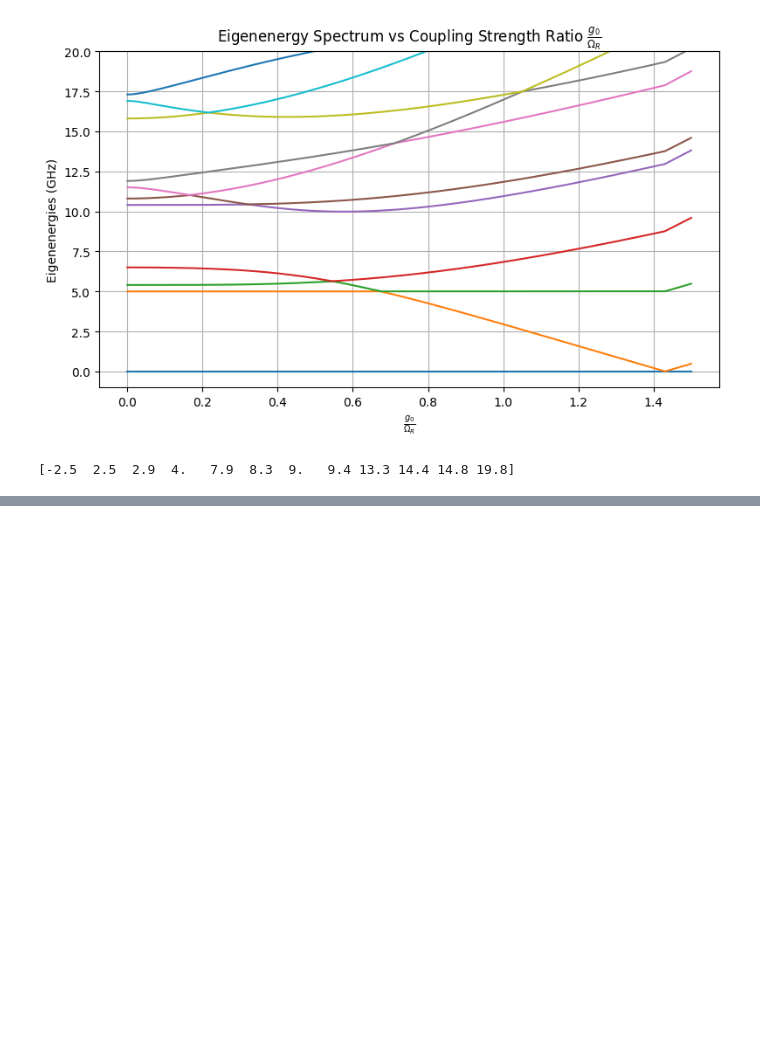
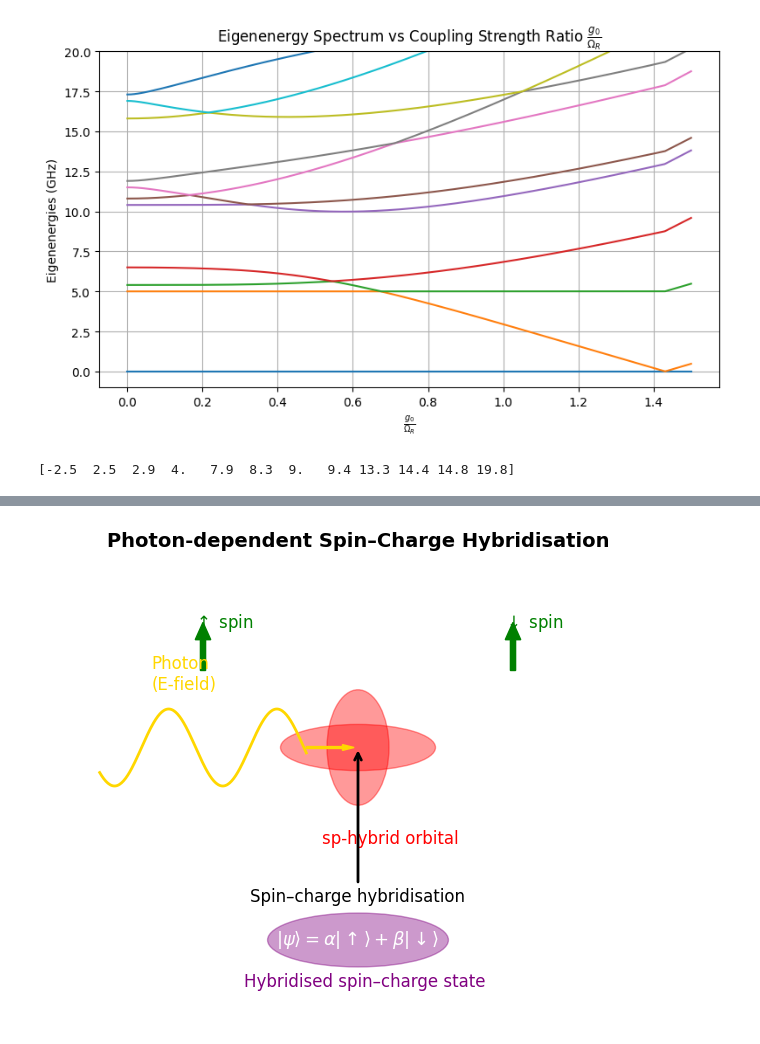
Before and after one commit to shreyasat27/MSc-QT-, a Jupyter notebook: thesis_plts.ipynb, the cells around one changed output, grey strips where cells are left out. Saved outputs shown, nothing was run; the diff lists cells and outputs as text; code cells hidden in the pictures; blank space fills up the shorter version.

```diff
--- a/thesis_plts.ipynb
+++ b/thesis_plts.ipynb
@@ -426,0 +480,54 @@ print(np.round(eigenvals[0] / (2*np.pi), 6))
+# %%
+import matplotlib.pyplot as plt
+from matplotlib.patches import Ellipse, FancyArrow
+import numpy as np
+
+# Create figure
+fig, ax = plt.subplots(figsize=(8,6))
+
+# Spin representation (green arrows)
+ax.add_patch(FancyArrow(-3, 2, 0, 0.8, width=0.1, color="green"))
+ax.text(-3.2, 3.1, r"$\uparrow$ spin", fontsize=12, color="green")
+
+ax.add_patch(FancyArrow(3, 2, 0, 0.8, width=0.1, color="green"))
+ax.text(2.8, 3.1, r"$\downarrow$ spin", fontsize=12, color="green")
+
+# sp hybrid orbital (center dumbbell-like orbit)
+orb1 = Ellipse((0, 0), 3, 1.2, color="red", alpha=0.4)
+orb2 = Ellipse((0, 0), 1.2, 3, color="red", alpha=0.4)
+ax.add_patch(orb1)
+ax.add_patch(orb2)
+ax.text(-0.7, -2.5, "sp-hybrid orbital", fontsize=12, color="red")
+
+# Photon wave (yellow sinusoidal arrow)
+x_wave = np.linspace(-5, -1, 200)
+y_wave = 1*np.sin(3*x_wave)
+ax.plot(x_wave, y_wave, color="gold", linewidth=2)
+ax.add_patch(FancyArrow(-1, 0, 0.7, 0, width=0.05, color="gold"))
+ax.text(-4, 1.5, "Photon\n(E-field)", fontsize=12, color="gold")
+
+# Hybridisation arrow (black curved)
+ax.annotate("Spin–charge hybridisation",
+            xy=(0, 0), xycoords="data",
+            xytext=(0, -4), textcoords="data",
+            arrowprops=dict(arrowstyle="->", color="black", lw=2),
+            ha="center", fontsize=12)
+
+# Hybridised state (bottom purple ellipse)
+orb3 = Ellipse((0, -5), 3.5, 1.4, color="purple", alpha=0.4)
+ax.add_patch(orb3)
+ax.text(-2.2, -6.2, "Hybridised spin–charge state", fontsize=12, color="purple")
+
+# Add spin superposition label inside ellipse
+ax.text(0, -5, r"$|\psi\rangle = \alpha|\uparrow\rangle + \beta|\downarrow\rangle$",
+        fontsize=13, color="white", ha="center", va="center", weight="bold")
+
+# Style
+ax.set_xlim(-6, 6)
+ax.set_ylim(-7, 5)
+ax.axis("off")
+ax.set_title("Photon-dependent Spin–Charge Hybridisation", fontsize=14, weight="bold")
+
+plt.show()
+# %% [output]
+[figure, added]
```
Also changed, not shown: parts of 6 cells of this notebook.
